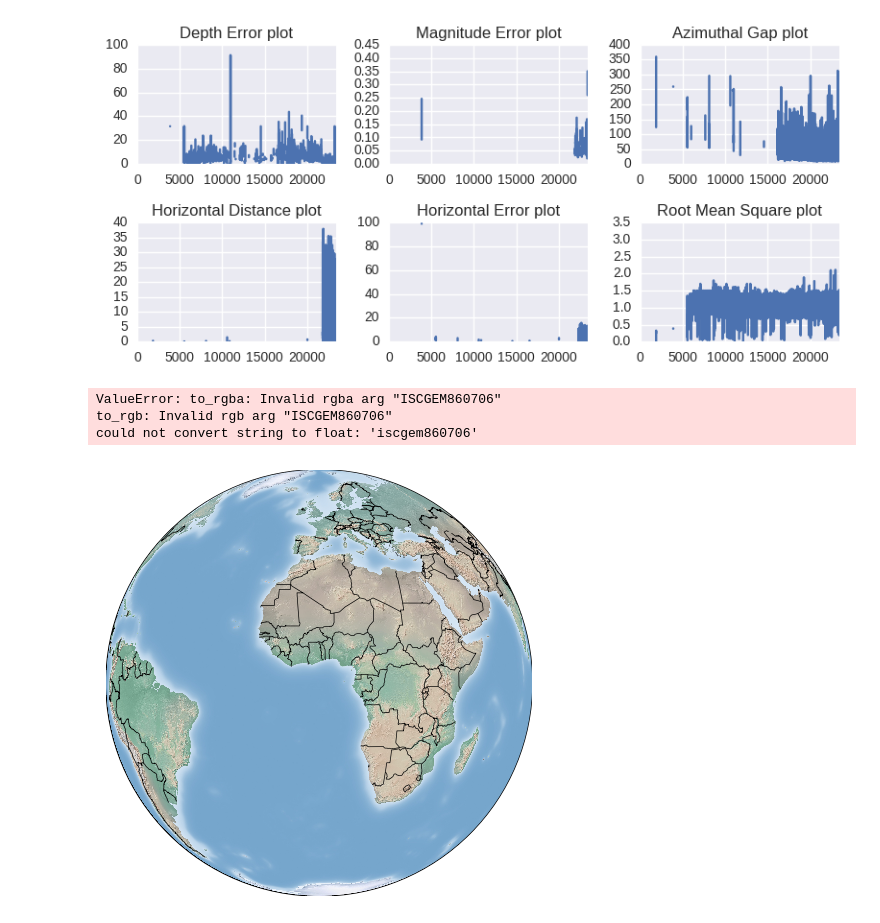
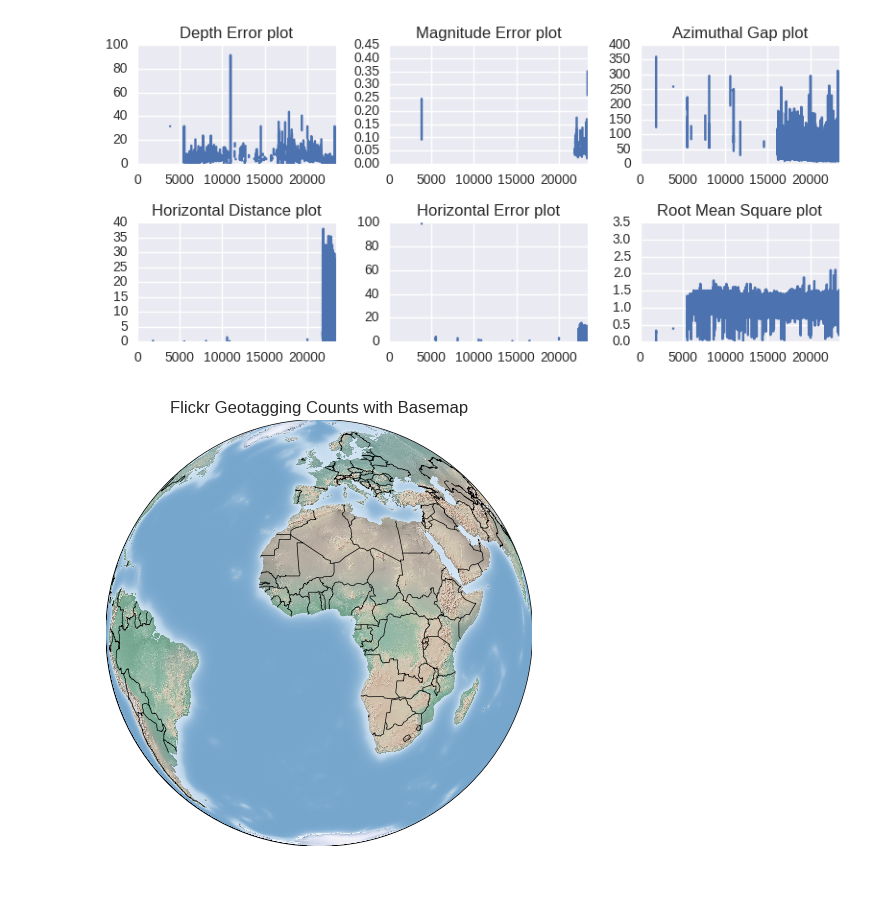
Before and after one commit to ddmng/jupyter-test, a Jupyter notebook: earthquakes/Earthquakes.ipynb, the cells around one changed output. Drawn from its saved outputs; the diff is of its cells as text; code cells hidden in the pictures; blank space fills up the shorter version.

```diff
--- a/earthquakes/Earthquakes.ipynb
+++ b/earthquakes/Earthquakes.ipynb
@@ -74,34 +74,31 @@ plt.tight_layout()
 # %%
 #from mpl_toolkits.basemap import Basemap
 import matplotlib.pyplot as plt
 from mpl_toolkits.basemap import Basemap
 #import matplotlib.pyplot as plt
 import numpy as np
 import string
 import matplotlib.cm as cm
 
 
 # setup Lambert Conformal basemap.
 m = Basemap(projection='ortho',lon_0=0,lat_0=0,resolution='l')
 m.drawmapboundary(fill_color='gray') # fill to edge
 m.drawcountries()
 m.shadedrelief()
 #m.fillcontinents(color='white',lake_color='black',zorder=0)
 # draw coastlines.
 # draw a boundary around the map, fill the background.
 # this background will end up being the ocean color, since
 # the continents will be drawn on top.
 #m.drawmapboundary(fill_color='aqua')
 # fill continents, set lake color same as ocean color.
 #m.fillcontinents(color='coral',lake_color='aqua')
 
 #m.scatter(df['Longitude'],df['Latitude'],s=sizes,c=cols,marker="o",cmap=cm.cool,alpha=0.7)
-m.scatter(df['Longitude'],df['Latitude'],s=df['Magnitude'],marker="o",c=df['ID'],cmap=cm.cool,alpha=1)
+m.scatter(df['Longitude'],df['Latitude'],s=df['Magnitude'],marker="o",c=df['Magnitude'],cmap=cm.cool,alpha=1)
 plt.title("Flickr Geotagging Counts with Basemap")
 
 plt.show()
 # %% [output]
-ValueError: to_rgba: Invalid rgba arg "ISCGEM860706"
-to_rgb: Invalid rgb arg "ISCGEM860706"
-could not convert string to float: 'iscgem860706'
-[figure, old version]
+[figure, new version]
```
